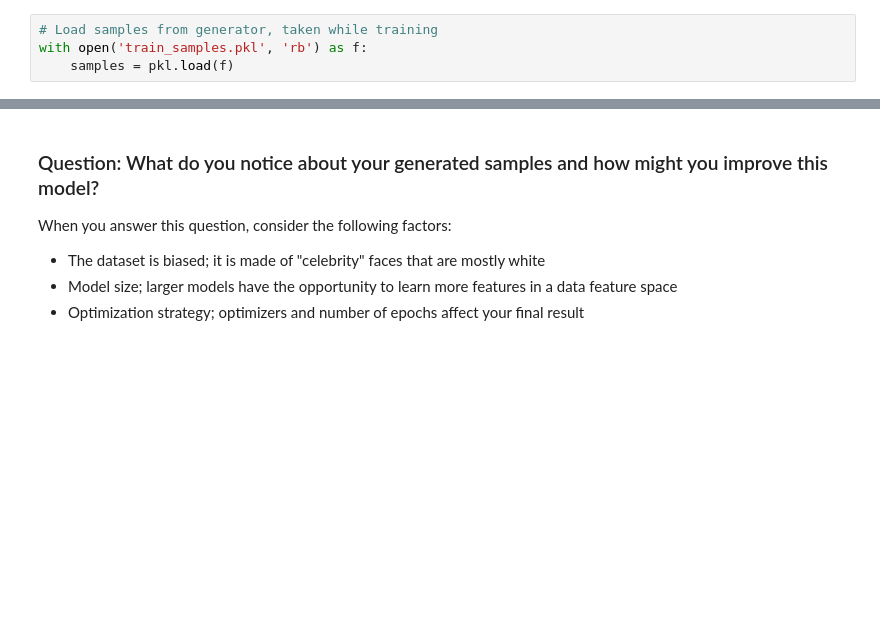
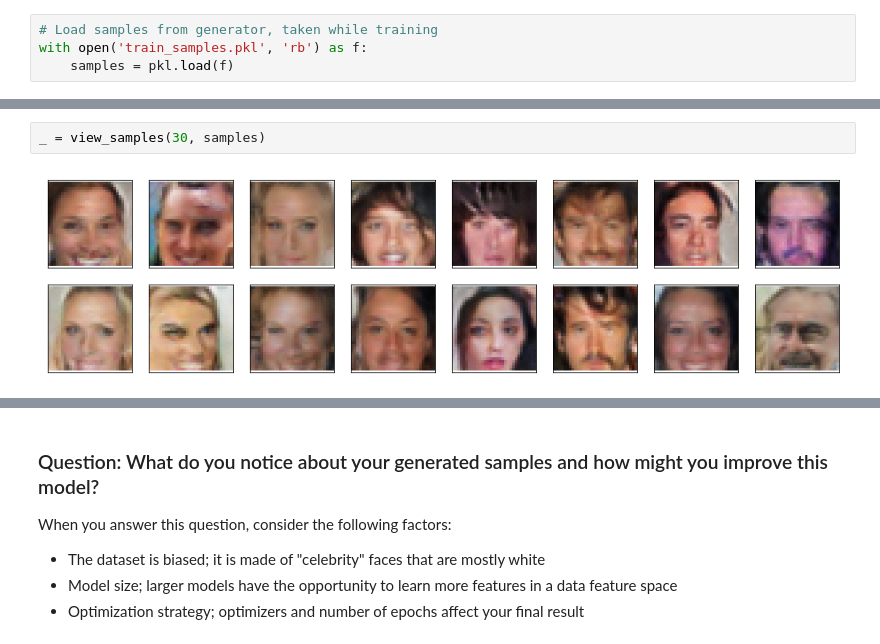
Before and after one commit to AnsamAYB/DLND, a Jupyter notebook: project 4 - GAN/dlnd_face_generation.ipynb, the cells around one changed output, grey strips where cells are left out. Drawn from its saved outputs; the diff is of its cells as text; blank space fills up the shorter version.

```diff
--- a/project 4 - GAN/dlnd_face_generation.ipynb
+++ b/project 4 - GAN/dlnd_face_generation.ipynb
@@ -705,0 +710,4 @@ _ = view_samples(-1, samples)
+# %%
+_ = view_samples(30, samples)
+# %% [output]
+[figure, added]
```
Also changed, not shown: parts of 11 cells of this notebook, 1 other file.
